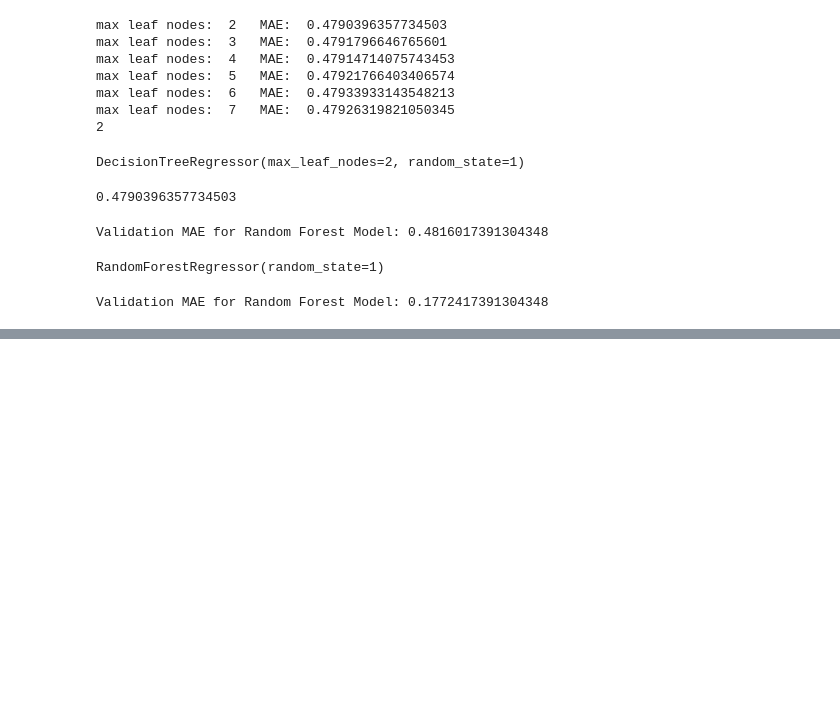
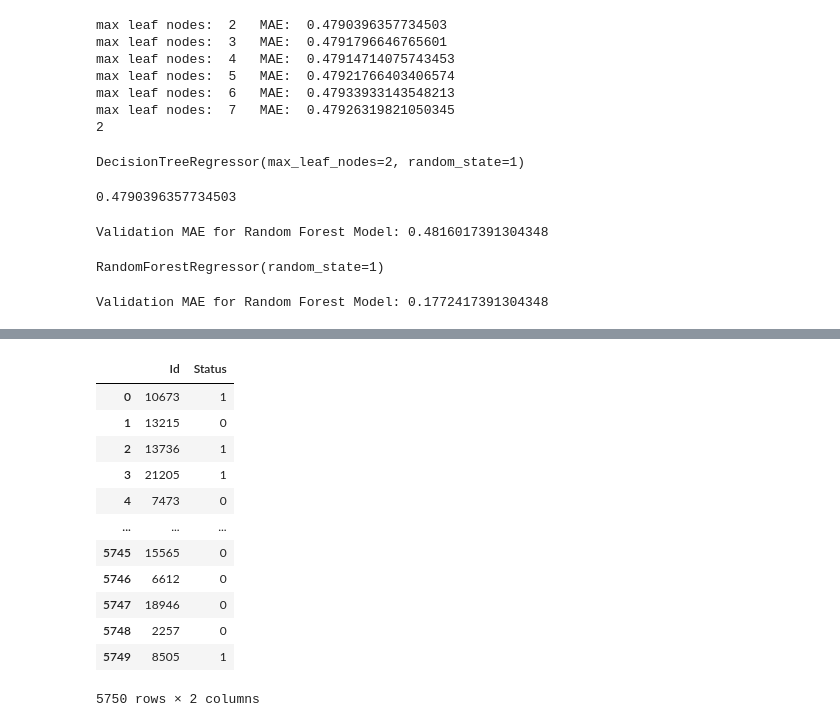
Before and after one commit to mkdinindu/ML_Course_Work, a Jupyter notebook: JupyterProject/ml-cw-second-trail.ipynb, the cells around one changed output, grey strips where cells are left out. Drawn from its saved outputs; the diff is of its cells as text; code cells hidden in the pictures; blank space fills up the shorter version.

Commit message:
creating output file

```diff
--- a/JupyterProject/ml-cw-second-trail.ipynb
+++ b/JupyterProject/ml-cw-second-trail.ipynb
@@ -246,0 +256,31 @@ Validation MAE for Random Forest Model: 0.1772417391304348
+# %%
+# Create an empty list to store the new, thresholded predictions
+status_thresholded = []
+
+# Loop through each prediction
+for pred in test_preds:
+    if pred >= 0.5:
+        status_thresholded.append(1)
+    else:
+        status_thresholded.append(0)
+
+# Create the output DataFrame with the thresholded predictions
+output = pd.DataFrame({'Id': val_X.index,
+                       'Status': status_thresholded})
+output.to_csv('submission.csv', index=False)
+# %%
+output
+# %% [output]
+|  | Id | Status |
+| 0 | 10673 | 1 |
+| 1 | 13215 | 0 |
+| 2 | 13736 | 1 |
+| 3 | 21205 | 1 |
+| 4 | 7473 | 0 |
+| ... | ... | ... |
+| 5745 | 15565 | 0 |
+| 5746 | 6612 | 0 |
+| 5747 | 18946 | 0 |
+| 5748 | 2257 | 0 |
+| 5749 | 8505 | 1 |
+5750 rows × 2 columns
```
Also changed, not shown: parts of 3 cells of this notebook, 2 other files.
